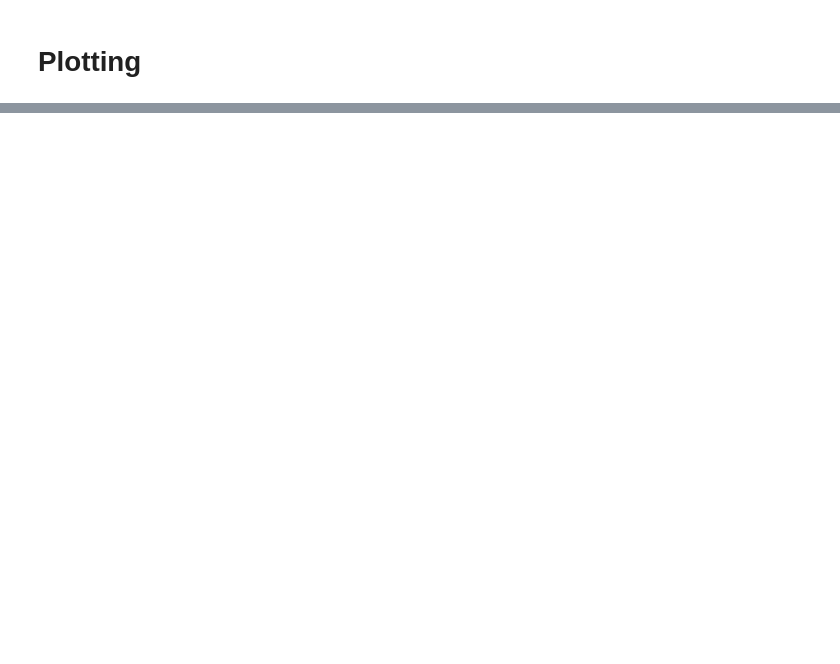
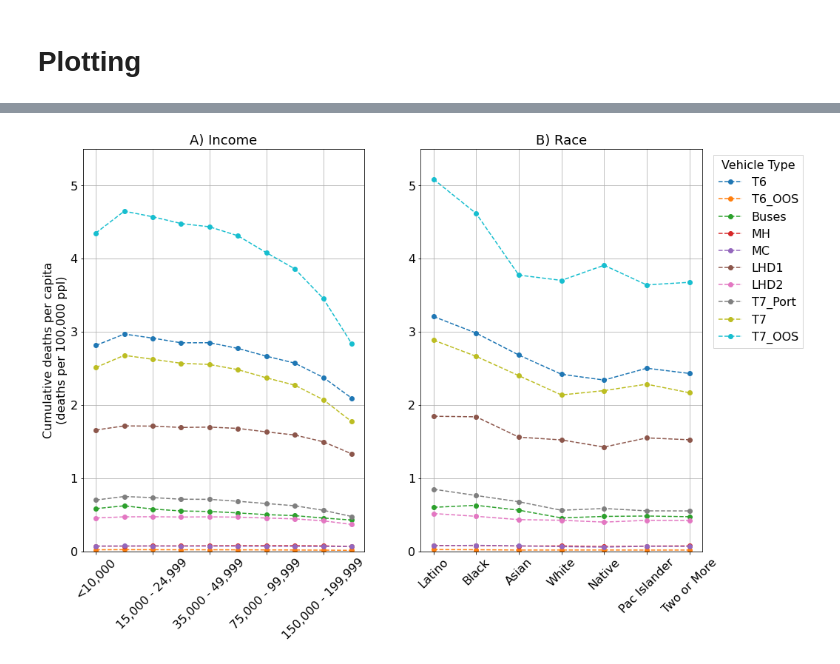
Before and after one commit to norahennessy27/stock_flow_decarb, a Jupyter notebook: AQ_Analysis_and_plotting.ipynb, the cells around one changed output, grey strips where cells are left out. Saved outputs shown, nothing was run; the diff lists cells and outputs as text; code cells hidden in the pictures; blank space fills up the shorter version.

```diff
--- a/AQ_Analysis_and_plotting.ipynb
+++ b/AQ_Analysis_and_plotting.ipynb
@@ -938,0 +2086,3 @@ for zy in bg_emis["retirements"].keys():
+# %%
+with open(f"results_dicts/results_grid",'wb') as f:
+        pickle.dump(results_grid, f)
@@ -938,0 +2096,3 @@ for zy in bg_emis["retirements"].keys():
+# %%
+with open("results_dicts/results",'rb') as f:
+    results = pickle.load(f)
@@ -1468,28 +2897,30 @@ for r in incomes:
 # %%
 f, ax = plt.subplots(1,2, figsize = (15,10))
 ax = ax.flatten()
 deaths_pc_income_v.plot(ax = ax[0], marker = 'o', linestyle = "dashed", legend = False)
 deaths_pc_race_v.plot(ax = ax[1], marker = 'o', linestyle = "dashed")
-ax[0].set_ylabel("Cumulative deaths per capita\n(deaths per 100,000 ppl)", fontsize = 14)
-l1 = ax[1].legend(loc='upper left', bbox_to_anchor=(1.02, 1), title = "Vehicle Type", fancybox = False, fontsize = 14)
-l1.get_title().set_fontsize(14)
+ax[0].set_ylabel("Cumulative deaths per capita\n(deaths per 100,000 ppl)", fontsize = 16)
+l1 = ax[1].legend(loc='upper left', bbox_to_anchor=(1.02, 1), title = "Vehicle Type", fancybox = False, fontsize = 16)
+l1.get_title().set_fontsize(16)
 for tick in ax[0].get_yticklabels():
-    tick.set_fontsize(14)
+    tick.set_fontsize(16)
 for tick in ax[0].get_xticklabels():
-    tick.set_fontsize(14)
+    tick.set_fontsize(16)
     tick.set_rotation(45)
 for tick in ax[1].get_yticklabels():
-    tick.set_fontsize(14)
+    tick.set_fontsize(16)
 for tick in ax[1].get_xticklabels():
-    tick.set_fontsize(14)
+    tick.set_fontsize(16)
     tick.set_rotation(45)
 ax[0].grid()
 ax[1].grid()
-ax[0].set_title("A) Income", fontsize = 16)
-ax[1].set_title("B) Race", fontsize = 16)
+ax[0].set_title("A) Income", fontsize = 18)
+ax[1].set_title("B) Race", fontsize = 18)
 ax[0].set_ylim([0,5.5])
 ax[1].set_ylim([0,5.5])
-#f.savefig("race_income_deaths_pc_ca.png", bbox_inches = "tight")
+f.savefig("final_plots/race_income_deaths_pc_ca.pdf", bbox_inches = "tight")
+# %% [output]
+[figure, added]
 # %%
 ### Cost effectiveness relative to ZEV scenarios
 cost_effectiveness = pd.DataFrame(columns = ["veh_type","ret_cost","co2_saved","deaths_saved","cost_per_tonne","cost_per_death","zev_year","ret_year","ret_age"])
```
Also changed, not shown: parts of 65 cells of this notebook.
